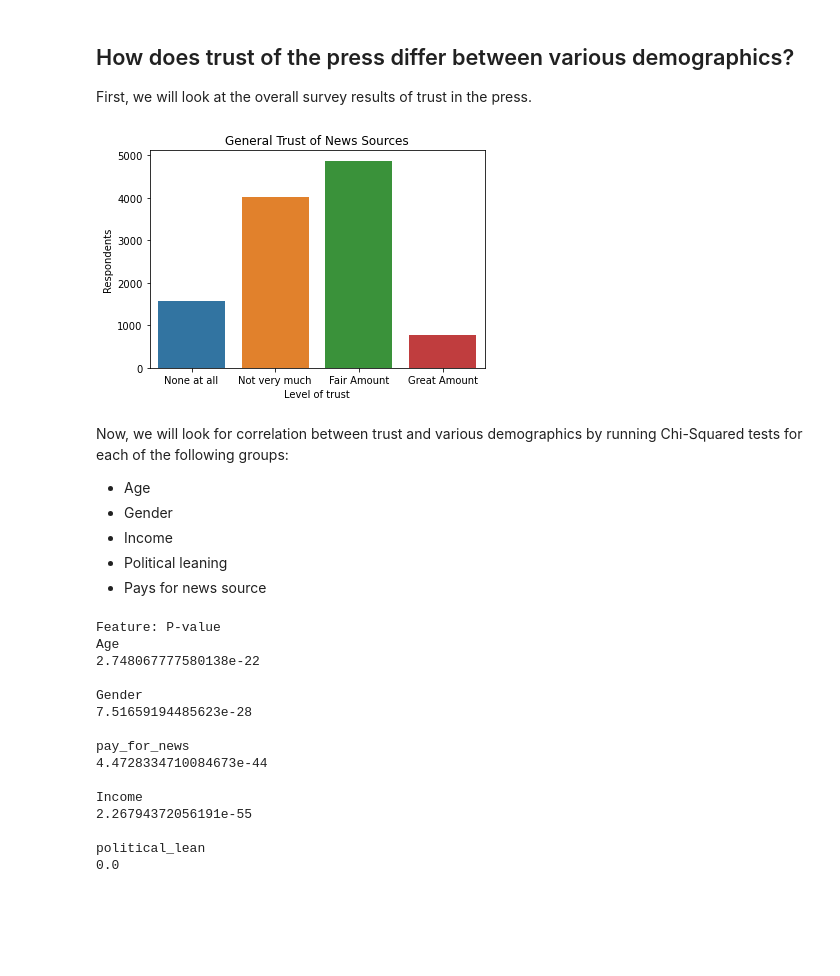
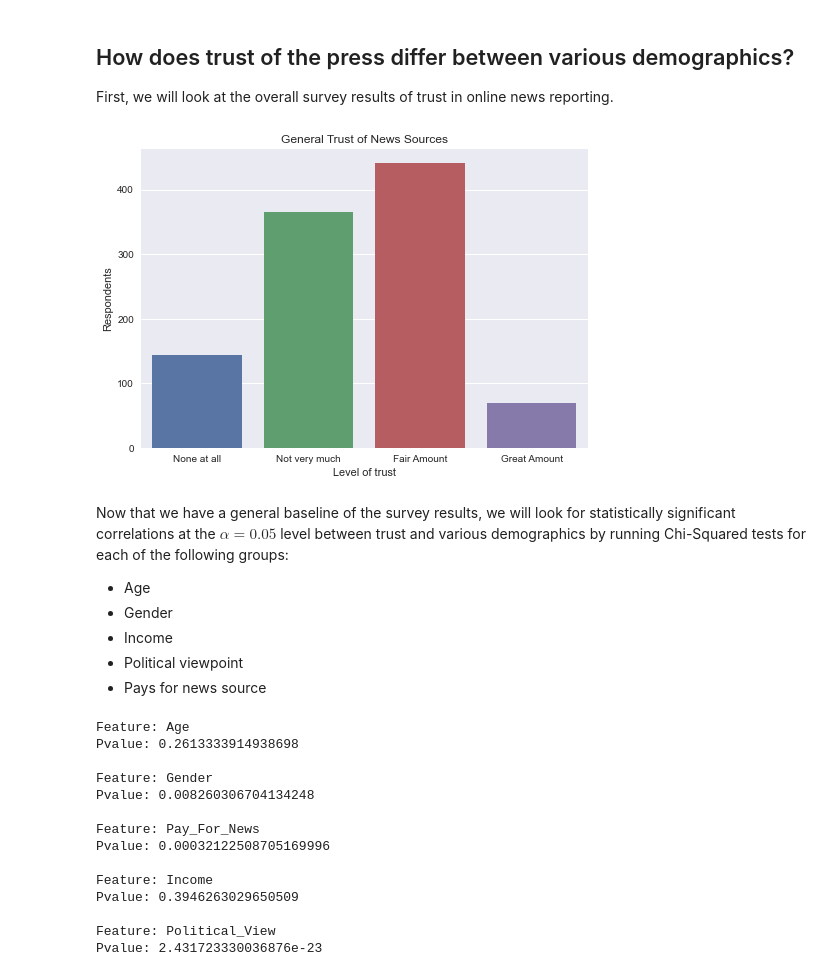
Before and after one commit to randynobx/News_Trust_and_Data, a Jupyter notebook: News_Trust_and_Data__Analytics.ipynb, the cells around one changed output. Drawn from its saved outputs; the diff is of its cells as text; code cells hidden in the pictures; blank space fills up the shorter version.

Commit message:
moved datasets into own folder, mostly completed Analytics nb

```diff
--- a/News_Trust_and_Data__Analytics.ipynb
+++ b/News_Trust_and_Data__Analytics.ipynb
@@ -18,8 +18,16 @@ import seaborn as sns
 import matplotlib.pyplot as plt
 from scipy.stats import chi2_contingency
 
-survey = pd.read_csv('news_trust_data__clean.csv')
+# Set plt style
+plt.style.use('seaborn')
 
-print(survey.shape)
-survey.head()
+# Import the dataset from the cleaned csv file
+survey_tidy = pd.read_csv('dataset/news_trust_data__clean.csv')
+
+# Create a shorter DataFrame without the NewsSource and Source Trust columns (i.e. no duplicate RespondentID entries for different NewsSources)
+survey_short = survey_tidy[survey_tidy['NewsSource'] == 'NYT'].drop(columns=['NewsSource', 'SourceTrust'])
+
+# Check shape and head of datasets
+print(survey_short.shape)
+survey_short.head()
 # %% [output]
@@ -33,18 +53,13 @@ survey.head()
 # %%
-# Set all data as categorical
-#survey = survey.astype('category')
-
 # Preferred order of categories
 order = {}
-order['data_access'] = ['Decrease Trust', 'No change', 'Increase Trust']
-order['general_trust'] = ['None at all', 'Not very much', 'Fair Amount', 'Great Amount']
+order['Data_Access'] = ['Decrease Trust', 'No change', 'Increase Trust']
+order['General_Trust'] = ['None at all', 'Not very much', 'Fair Amount', 'Great Amount']
 order['Income'] = ['0-9,999', '10,000-24,999', '25,000-49,999', '50,000-74,999', '75,000-99,999', '100,000-124,999', '125,000-149,999', '150,000-174,999', '175,000-199,999', '200,000+', 'Prefer not to answer']
 order['Trump_Approval'] = ['Strongly disapprove', 'Somewhat disapprove', 'Somewhat approve', 'Strongly approve']
-order['political_lean'] = ['Very Liberal', 'Liberal', 'Moderate', 'Conservative', 'Very Conservative']
+order['Political_View'] = ['Very Liberal', 'Liberal', 'Moderate', 'Conservative', 'Very Conservative']
 
 # Set order for specified categories
 for c in order.keys():
-    survey[c] = pd.Categorical(survey[c], order[c])
-
-# Check dtypes
-#survey.info()
+    survey_short[c] = pd.Categorical(survey_short[c], order[c])
+    survey_tidy[c] = pd.Categorical(survey_tidy[c], order[c])
@@ -62,40 +66,39 @@ def setup_heatmap(y, x, norm, color):
 # %% [markdown]
 ## How does trust of the press differ between various demographics?
 
-First, we will look at the overall survey results of trust in the press.
+First, we will look at the overall survey results of trust in online news reporting.
 # %%
 # Plot the LoT across all survey respondants
-tot_trust = sns.countplot(x='general_trust', data=survey)
+tot_trust = sns.countplot(x='General_Trust', data=survey_short)
 tot_trust.set(title='General Trust of News Sources', xlabel='Level of trust', ylabel='Respondents');
 tot_trust;
 # %% [output]
-[figure, old version]
+[figure, new version]
 # %% [markdown]
-Now, we will look for correlation between trust and various demographics by running Chi-Squared tests for each of the following groups:
+Now that we have a general baseline of the survey results, we will look for statistically significant correlations at the $\alpha = 0.05$ level between trust and various demographics by running Chi-Squared tests for each of the following groups:
 * Age
 * Gender
 * Income
-* Political leaning
+* Political viewpoint
 * Pays for news source
 # %%
-print("Feature: P-value")
-for f in ['Age', 'Gender', 'pay_for_news', 'Income', 'political_lean']:
-    chi, p_val, dof, exp = chi2_contingency(pd.crosstab(survey['general_trust'], survey[f]))
-    print(f)
-    print(p_val, '\n')
+# Generate and print pvalues for each wanted feature
+for f in ['Age', 'Gender', 'Pay_For_News', 'Income', 'Political_View']:
+    chi, p_val, dof, exp = chi2_contingency(pd.crosstab(survey_short['General_Trust'], survey_short[f]))
+    print('Feature:', f)
+    print('Pvalue:', p_val, '\n')
 # %% [output]
-Feature: P-value
-Age
-2.748067777580138e-22
+Feature: Age
+Pvalue: 0.2613333914938698
 
-Gender
-7.51659194485623e-28
+Feature: Gender
+Pvalue: 0.008260306704134248
 
-pay_for_news
-4.4728334710084673e-44
+Feature: Pay_For_News
+Pvalue: 0.00032122508705169996
 
-Income
-2.26794372056191e-55
+Feature: Income
+Pvalue: 0.3946263029650509
 
-political_lean
-0.0
+Feature: Political_View
+Pvalue: 2.431723330036876e-23
```
Also changed, not shown: parts of 51 cells of this notebook, 7 other files.
